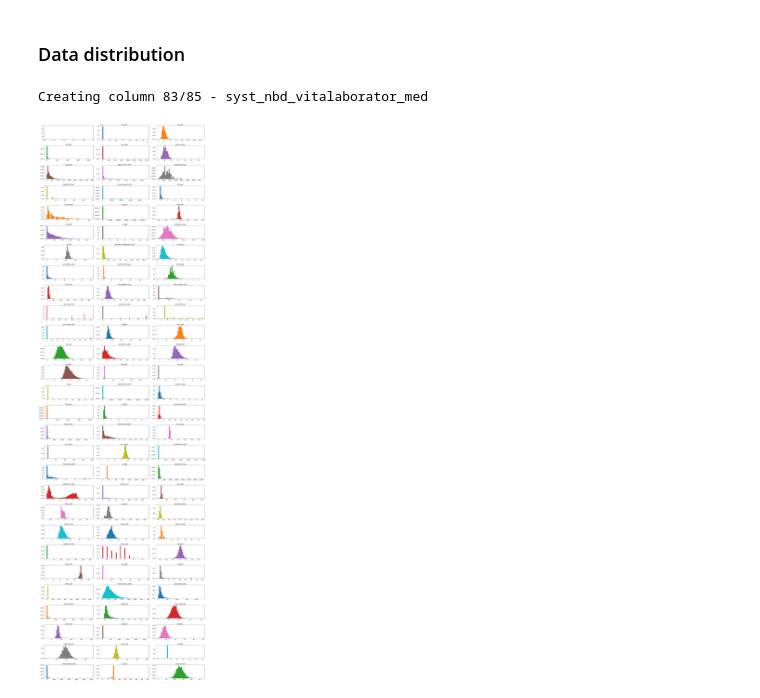
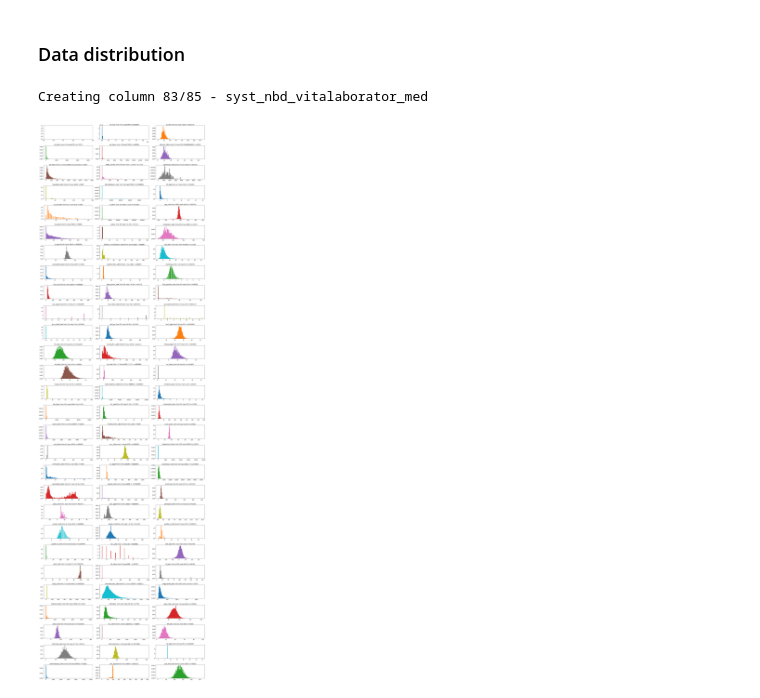
Before and after one commit to yjaenike/master-thesis, a Jupyter notebook: data_eda.ipynb, the cells around one changed output. Saved outputs shown, nothing was run; the diff lists cells and outputs as text; code cells hidden in the pictures.

```diff
--- a/data_eda.ipynb
+++ b/data_eda.ipynb
@@ -108,30 +108,30 @@ uke_df.tail()
 # %%
 fig, axs = plt.subplots(28, 3)
 fig.set_figheight(66)
 fig.set_figwidth(20)
 
 colors = plt.rcParams["axes.prop_cycle"]()
 
 for i, ax in enumerate(fig.axes):
 
         if i < len(uke_df.columns) and uke_df.columns[i] != "pat_id":
 
             # get column name
             column_name = uke_df.columns[i]
             print("Creating column {}/{} - {}".format(i, len(uke_df.columns), column_name), end="\r")
 
             # Extract data
             series = uke_df[column_name].dropna()
 
             # Create subplot
             color = next(colors)["color"]
 
-            ax.hist(series), density=True, bins=50, color= color)
-            ax.set_title(column_name)
+            ax.hist(series, density=True, bins=100, color= color, range=(series.min(), series.max()))
+            ax.set_title(column_name+" (min:{} max:{} n={})".format(series.min(),series.max(), series.count()))
 
 
 fig.tight_layout()
 fig.savefig("../master-thesis/figures/column_distribution.png")
 # %% [output]
 Creating column 83/85 - syst_nbd_vitalaborator_med
-[figure, old version]
+[figure, new version]
```
Also changed, not shown: parts of 25 cells of this notebook, 3 other files.
